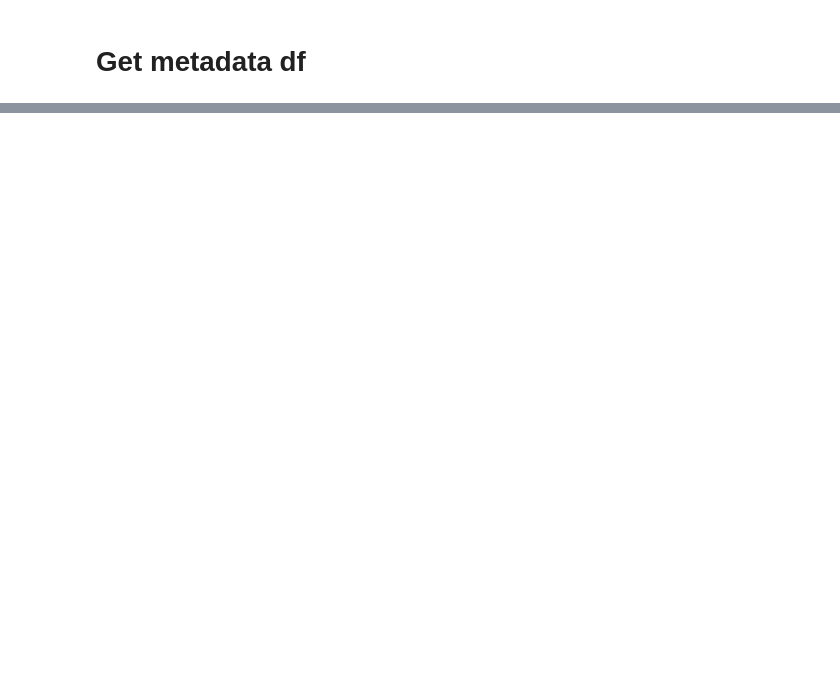
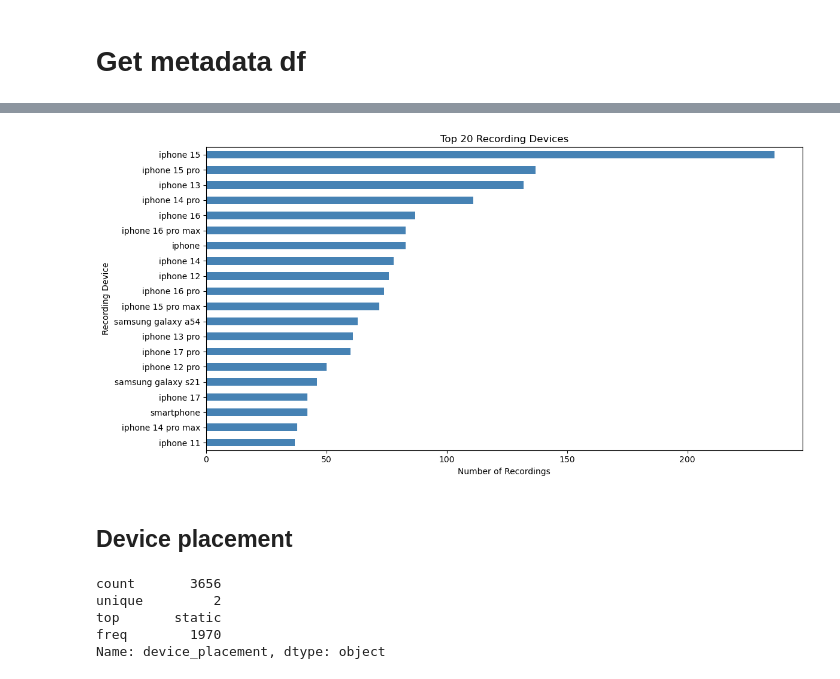
Before and after one commit to Carapet07/MLPC2026, a Jupyter notebook: notebooks/roma_notebook.ipynb, the cells around one changed output, grey strips where cells are left out. Drawn from its saved outputs; the diff is of its cells as text; code cells hidden in the pictures; blank space fills up the shorter version.

```diff
--- a/notebooks/roma_notebook.ipynb
+++ b/notebooks/roma_notebook.ipynb
@@ -82,0 +123,27 @@ metadata_df.head()
+# %%
+def clean_device(s):
+    s = str(s).lower().strip()
+    s = re.sub(r"[_\-]+", " ", s)
+    s = re.sub(r"\s+", " ", s)
+    return s
+
+def device_key(s):
+    return " ".join(sorted(clean_device(s).split()))
+
+metadata_df = metadata_df.copy()
+
+metadata_df["recording_device_clean"] = metadata_df["recording_device"].apply(clean_device)
+metadata_df["recording_device_key"] = metadata_df["recording_device"].apply(device_key)
+
+canonical_map = (
+    metadata_df.groupby("recording_device_key")["recording_device_clean"]
+    .agg(lambda x: x.value_counts().idxmax())
+    .to_dict()
+)
+
+metadata_df["recording_device"] = metadata_df["recording_device_key"].map(canonical_map)
+
+metadata_df = metadata_df.drop(columns=['recording_device_clean', 'recording_device_key', 'recording_device_canonical'])
+device_counts = metadata_df["recording_device"].value_counts().head(20)
+
+print(device_counts)
@@ -82,0 +168,24 @@ metadata_df.head()
+# %%
+top_n = 20
+
+plt.figure(figsize=(12, 6))
+device_counts.head(top_n).sort_values().plot(kind="barh", color="steelblue")
+
+plt.title(f"Top {top_n} Recording Devices")
+plt.xlabel("Number of Recordings")
+plt.ylabel("Recording Device")
+plt.tight_layout()
+plt.show()
+# %% [output]
+[figure, added]
+# %% [markdown]
+## Device placement
+# %%
+placements = metadata_df['device_placement'].describe()
+placements
+# %% [output]
+count       3656
+unique         2
+top       static
+freq        1970
+Name: device_placement, dtype: object
```
Also changed, not shown: parts of 17 cells of this notebook, 2 other files.
